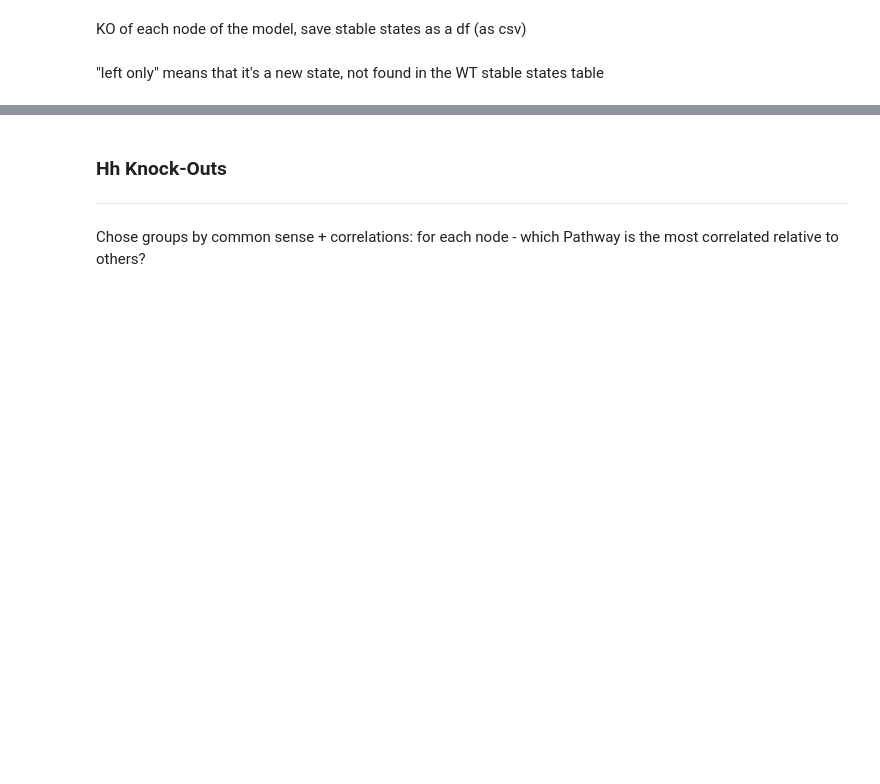
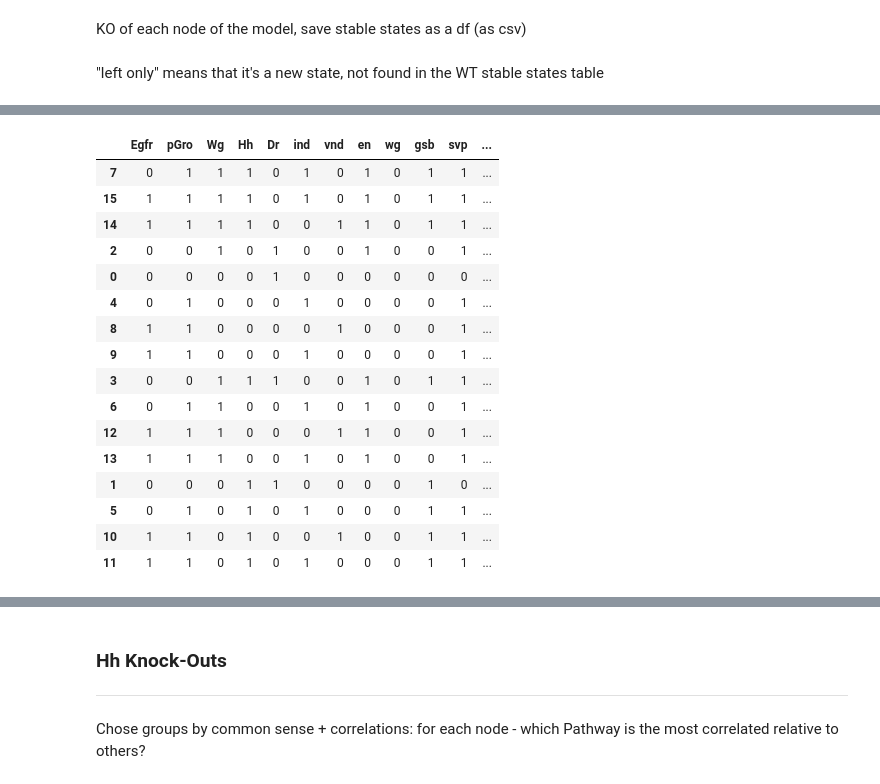
Before and after one commit to ozlembahar/devo-grn, a Jupyter notebook: notebooks/BooleanModel/ginsim.ipynb, the cells around one changed output, grey strips where cells are left out. Cells and saved outputs as stored; diff of their text form; code cells hidden in the pictures; blank space fills up the shorter version.

```diff
--- a/notebooks/BooleanModel/ginsim.ipynb
+++ b/notebooks/BooleanModel/ginsim.ipynb
@@ -94,0 +77,4 @@ fps_df.to_csv("steady_states.csv")
+# %%
+cm = sns.light_palette("green", as_cmap=True)
+
+fps_df.style.background_gradient(cmap=cm)
@@ -338,0 +348,7 @@ for node in lqm.getComponents():
+# %%
+wt_fps = pd.read_csv("steady_states.csv", index_col=0)
+# %%
+wg_gene_ko_states = pd.read_csv("./perturbations/KO_stable_states/Wg_KO.csv", index_col=0)
+# %%
+wg_gene_ko_states = wg_gene_ko_states.merge(wt_fps, how='left', on=list(wg_gene_ko_states.drop('_merge', axis='columns').columns))
+wg_gene_ko_states = wg_gene_ko_states.fillna(value='new').drop('_merge', axis='columns')
@@ -338,0 +375,20 @@ for node in lqm.getComponents():
+# %%
+wg_gene_ko_states.sort_values('class').style.background_gradient(cmap=cm)
+# %% [output]
+|  | Egfr | pGro | Wg | Hh | Dr | ind | vnd | en | wg | gsb | svp | ... |
+| 7 | 0 | 1 | 1 | 1 | 0 | 1 | 0 | 1 | 0 | 1 | 1 | ... |
+| 15 | 1 | 1 | 1 | 1 | 0 | 1 | 0 | 1 | 0 | 1 | 1 | ... |
+| 14 | 1 | 1 | 1 | 1 | 0 | 0 | 1 | 1 | 0 | 1 | 1 | ... |
+| 2 | 0 | 0 | 1 | 0 | 1 | 0 | 0 | 1 | 0 | 0 | 1 | ... |
+| 0 | 0 | 0 | 0 | 0 | 1 | 0 | 0 | 0 | 0 | 0 | 0 | ... |
+| 4 | 0 | 1 | 0 | 0 | 0 | 1 | 0 | 0 | 0 | 0 | 1 | ... |
+| 8 | 1 | 1 | 0 | 0 | 0 | 0 | 1 | 0 | 0 | 0 | 1 | ... |
+| 9 | 1 | 1 | 0 | 0 | 0 | 1 | 0 | 0 | 0 | 0 | 1 | ... |
+| 3 | 0 | 0 | 1 | 1 | 1 | 0 | 0 | 1 | 0 | 1 | 1 | ... |
+| 6 | 0 | 1 | 1 | 0 | 0 | 1 | 0 | 1 | 0 | 0 | 1 | ... |
+| 12 | 1 | 1 | 1 | 0 | 0 | 0 | 1 | 1 | 0 | 0 | 1 | ... |
+| 13 | 1 | 1 | 1 | 0 | 0 | 1 | 0 | 1 | 0 | 0 | 1 | ... |
+| 1 | 0 | 0 | 0 | 1 | 1 | 0 | 0 | 0 | 0 | 1 | 0 | ... |
+| 5 | 0 | 1 | 0 | 1 | 0 | 1 | 0 | 0 | 0 | 1 | 1 | ... |
+| 10 | 1 | 1 | 0 | 1 | 0 | 0 | 1 | 0 | 0 | 1 | 1 | ... |
+| 11 | 1 | 1 | 0 | 1 | 0 | 1 | 0 | 0 | 0 | 1 | 1 | ... |
```
Also changed, not shown: parts of 47 cells of this notebook, 3 other files.
